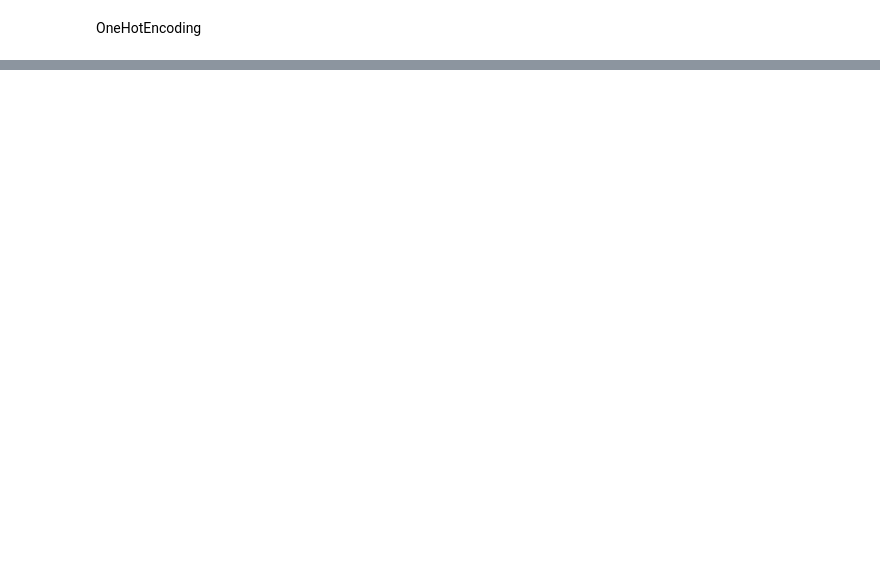
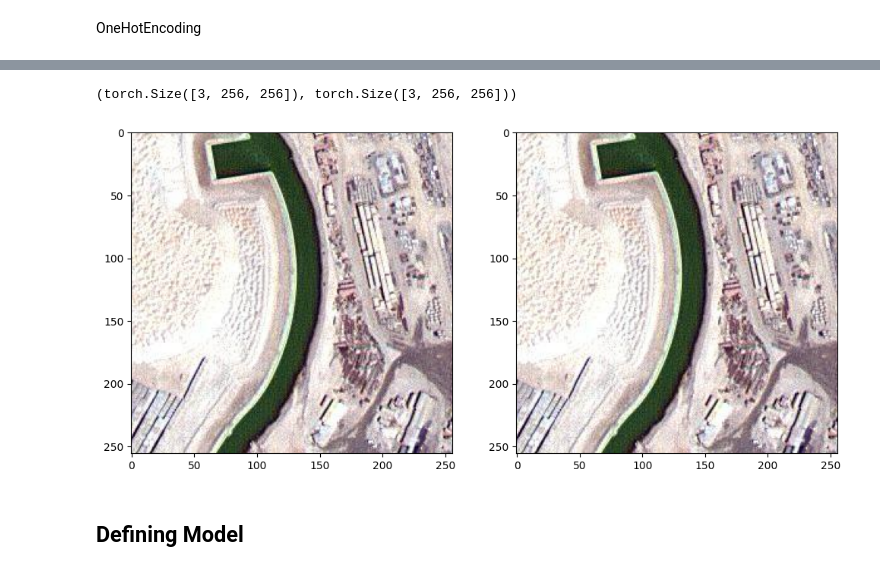
Before and after one commit to BerhanDemiralp/ImageSegmentationProject, a Jupyter notebook: SProject.ipynb, the cells around one changed output, grey strips where cells are left out. Drawn from its saved outputs; the diff is of its cells as text; code cells hidden in the pictures; blank space fills up the shorter version.

Commit message:
Model Trained

```diff
--- a/SProject.ipynb
+++ b/SProject.ipynb
@@ -328,0 +434,9 @@ array([[1],
+# %%
+FOLDER_PATH = Path("ProcessedMaskDataset")
+FOLDER_PATH.mkdir(parents=True, exist_ok=True)
+
+# Görüntüleri kaydetme
+for i, label in enumerate(labels):
+    FILE_NAME = Path(f"image_{i}")
+    FILE_PATH = FOLDER_PATH / FILE_NAME  # Path nesnelerini birleştiriyoruz
+    np.save(FILE_PATH,label)
@@ -354,0 +558,5 @@ array([[[[0., 1., 0., 0., 0., 0.],
+# %%
+num_batches = 16
+for batch_idx, (img, mask) in enumerate(train_loader):
+    pass
+print(batch_idx,img.shape,mask.shape)
@@ -354,0 +634,19 @@ array([[[[0., 1., 0., 0., 0., 0.],
+# %%
+temp_image = train_dataset.dataset.__getitem__(0)[0]
+temp_mask = train_dataset.dataset.__getitem__(0)[1]
+temp_image.shape,temp_mask.shape
+# %% [output]
+(torch.Size([3, 256, 256]), torch.Size([3, 256, 256]))
+# %%
+temp_image = temp_image.permute(1,2,0)
+# %%
+plt.figure(figsize=(12,6))
+plt.subplot(121)
+plt.imshow(temp_image)
+plt.subplot(122)
+plt.imshow(np.reshape(temp_image, (patch_size, patch_size, 3)))
+plt.show()
+# %% [output]
+[figure, added]
+# %% [markdown]
+## Defining Model
```
Also changed, not shown: parts of 44 cells of this notebook.
